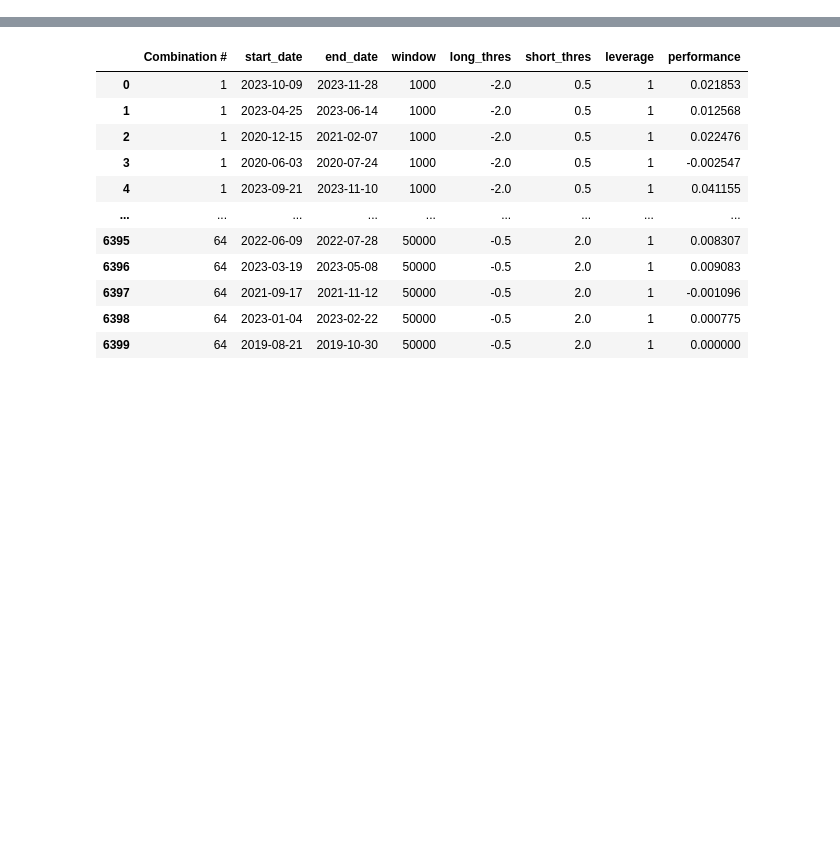
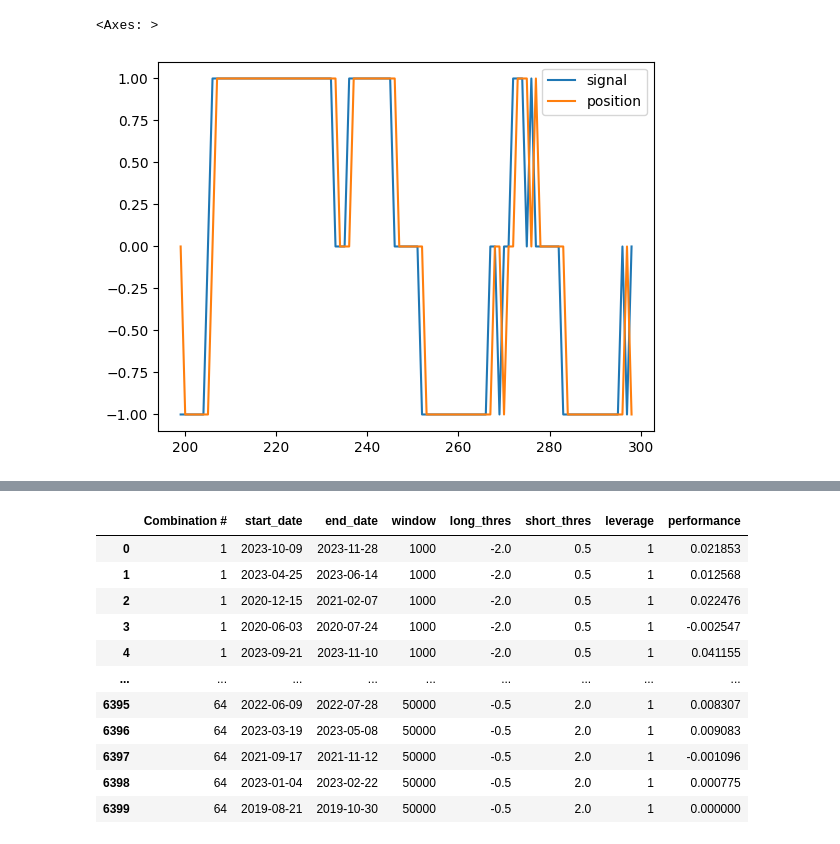
Before and after one commit to vtroude/QuantAndCo, a Jupyter notebook: Research/test.ipynb, the cells around one changed output, grey strips where cells are left out. Drawn from its saved outputs; the diff is of its cells as text; code cells hidden in the pictures; blank space fills up the shorter version.

```diff
--- a/Research/test.ipynb
+++ b/Research/test.ipynb
@@ -2,0 +73,5 @@ import pandas as pd
+# %%
+df_.iloc[:100][["signal", "position"]].plot()
+# %% [output]
+<Axes: >
+[figure, added]
```
Also changed, not shown: parts of 20 cells of this notebook, 9 other files.
